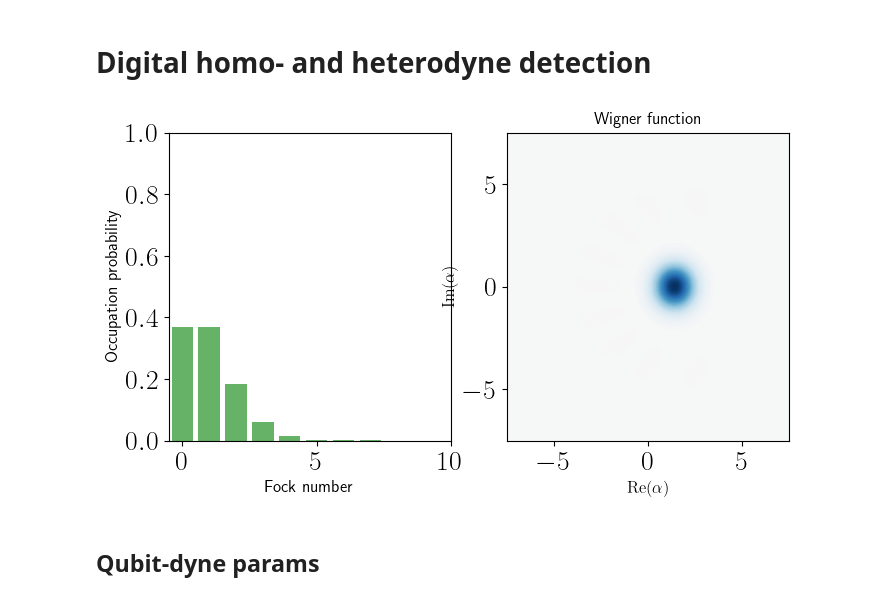
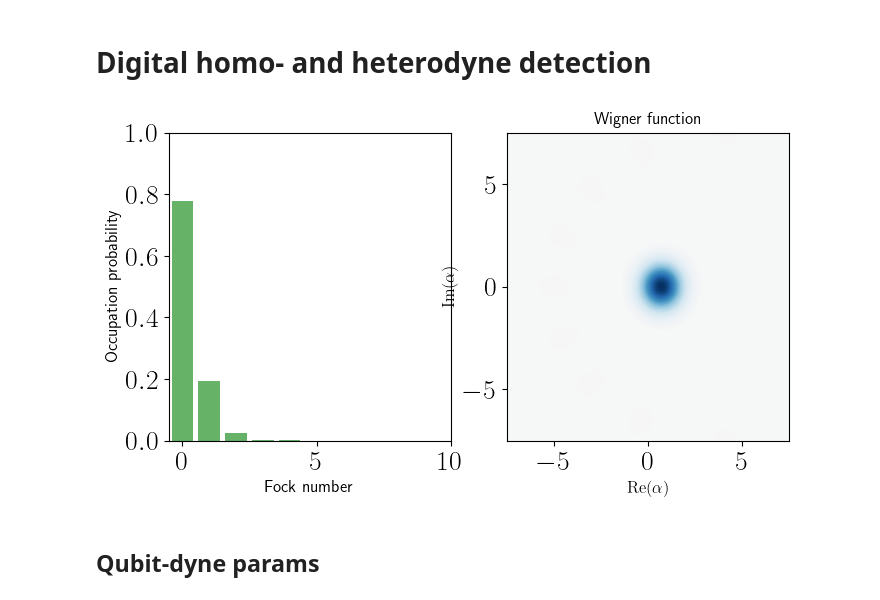
Before and after one commit to ingstra/qubitdyne, a Jupyter notebook: 221014 Qubit-dyne faster_mod2.ipynb, the cells around one changed output. Drawn from its saved outputs; the diff is of its cells as text; code cells hidden in the pictures.

```diff
--- a/221014 Qubit-dyne faster_mod2.ipynb
+++ b/221014 Qubit-dyne faster_mod2.ipynb
@@ -13,27 +13,28 @@ from mpl_toolkits.mplot3d import Axes3D
 # %%
 N=10
 
 idc = qeye(N)
 ida = qeye(2)
 a  = tensor(destroy(N), ida)
 adga = a.dag() * a
 sm = tensor(idc, destroy(2))
 sx = tensor(idc, sigmax())
 sy = tensor(idc, sigmay())
 sz = tensor(idc, sigmaz())
 
 
 N_cav = tensor(num(N), ida)
 
 proj0 = tensor(idc, basis(2,0).proj())
 proj1 = tensor(idc, basis(2,1).proj())
 
-initial_cavity = coherent(N,1)
+alpharef=0.5
+initial_cavity = coherent(N,alpharef)
 
 psi0 = tensor(initial_cavity, basis(2,0))
 wigner_fock_distribution(initial_cavity);
 # %% [output]
-[figure, old version]
+[figure, new version]
 # %%
 def dispop(alpha):
     op = alpha * a.dag() - np.conj(alpha) * a
```
Also changed, not shown: parts of 4 cells of this notebook.
